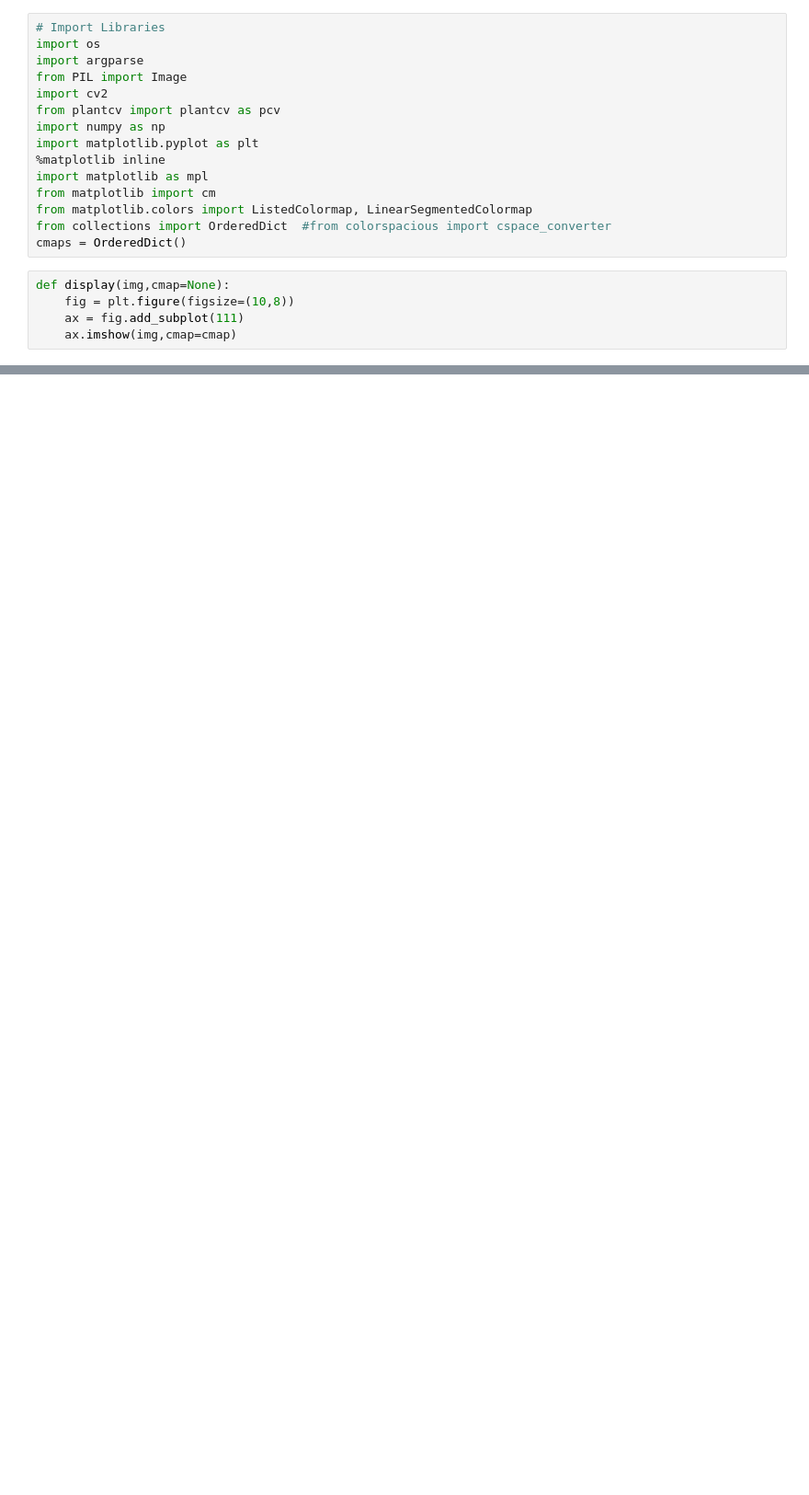
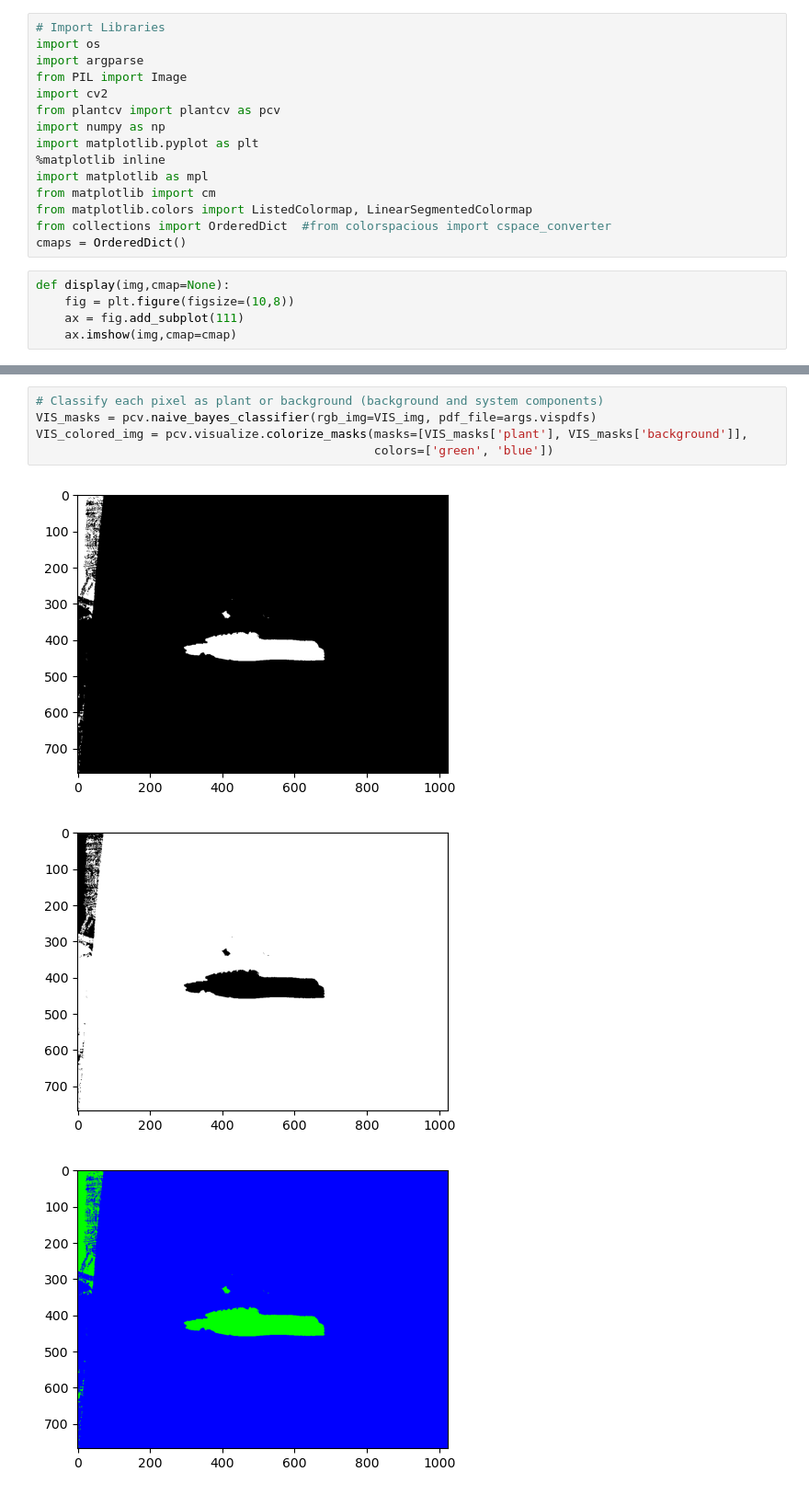
Before and after one commit to Howzit123/plantcv, a Jupyter notebook: final/scripts/general/final_general_draft1.ipynb, the cells around one changed output, grey strips where cells are left out. Shown at 92% size. Saved outputs shown, nothing was run; the diff lists cells and outputs as text; blank space fills up the shorter version.

```diff
--- a/final/scripts/general/final_general_draft1.ipynb
+++ b/final/scripts/general/final_general_draft1.ipynb
@@ -35,0 +51,9 @@ pcv.params.debug = args.debug
+# %%
+# Classify each pixel as plant or background (background and system components)
+VIS_masks = pcv.naive_bayes_classifier(rgb_img=VIS_img, pdf_file=args.vispdfs)
+VIS_colored_img = pcv.visualize.colorize_masks(masks=[VIS_masks['plant'], VIS_masks['background']],
+                                               colors=['green', 'blue'])
+# %% [output]
+[figure, added]
+[figure, added]
+[figure, added]
```
Also changed, not shown: parts of 5 cells of this notebook, 15 other files.
